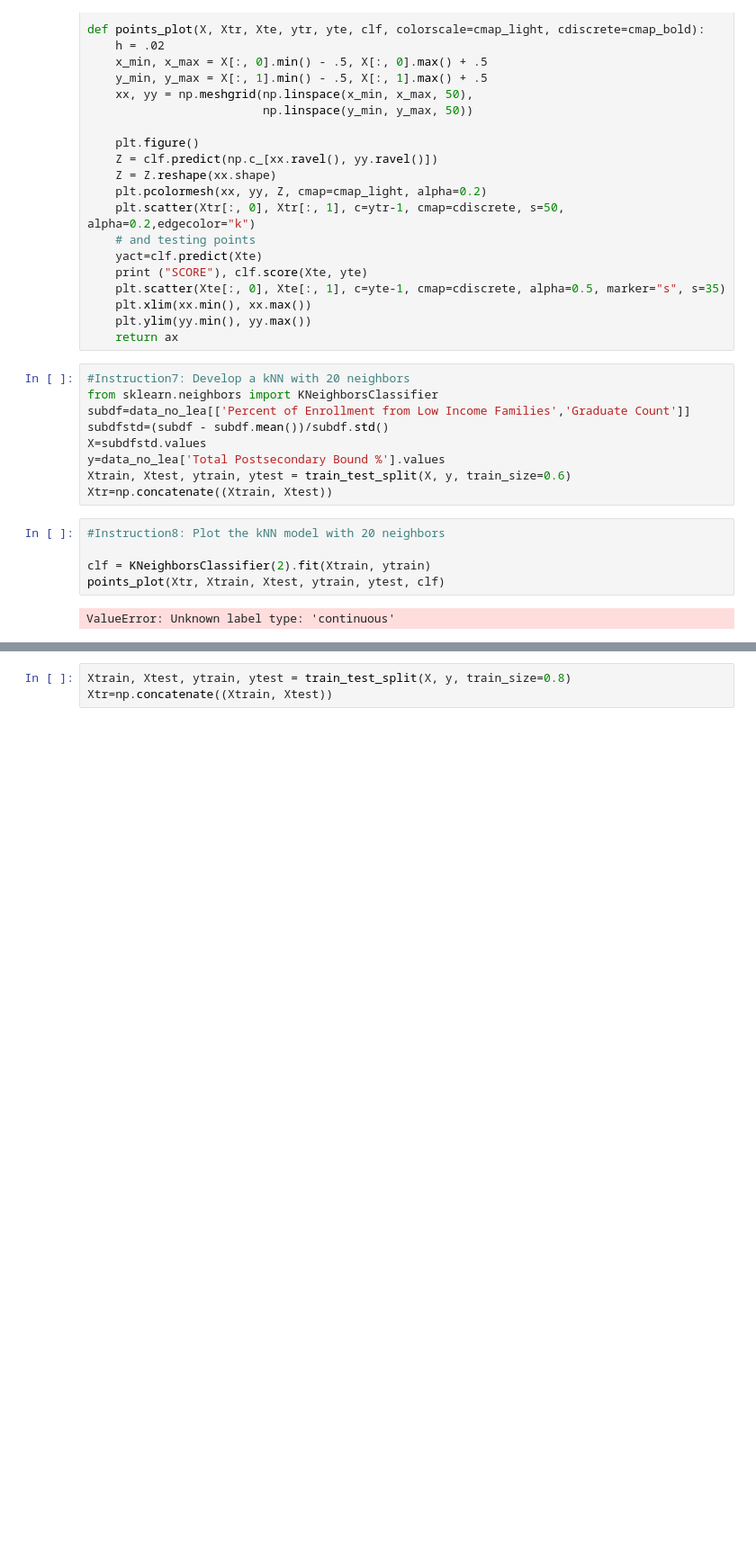
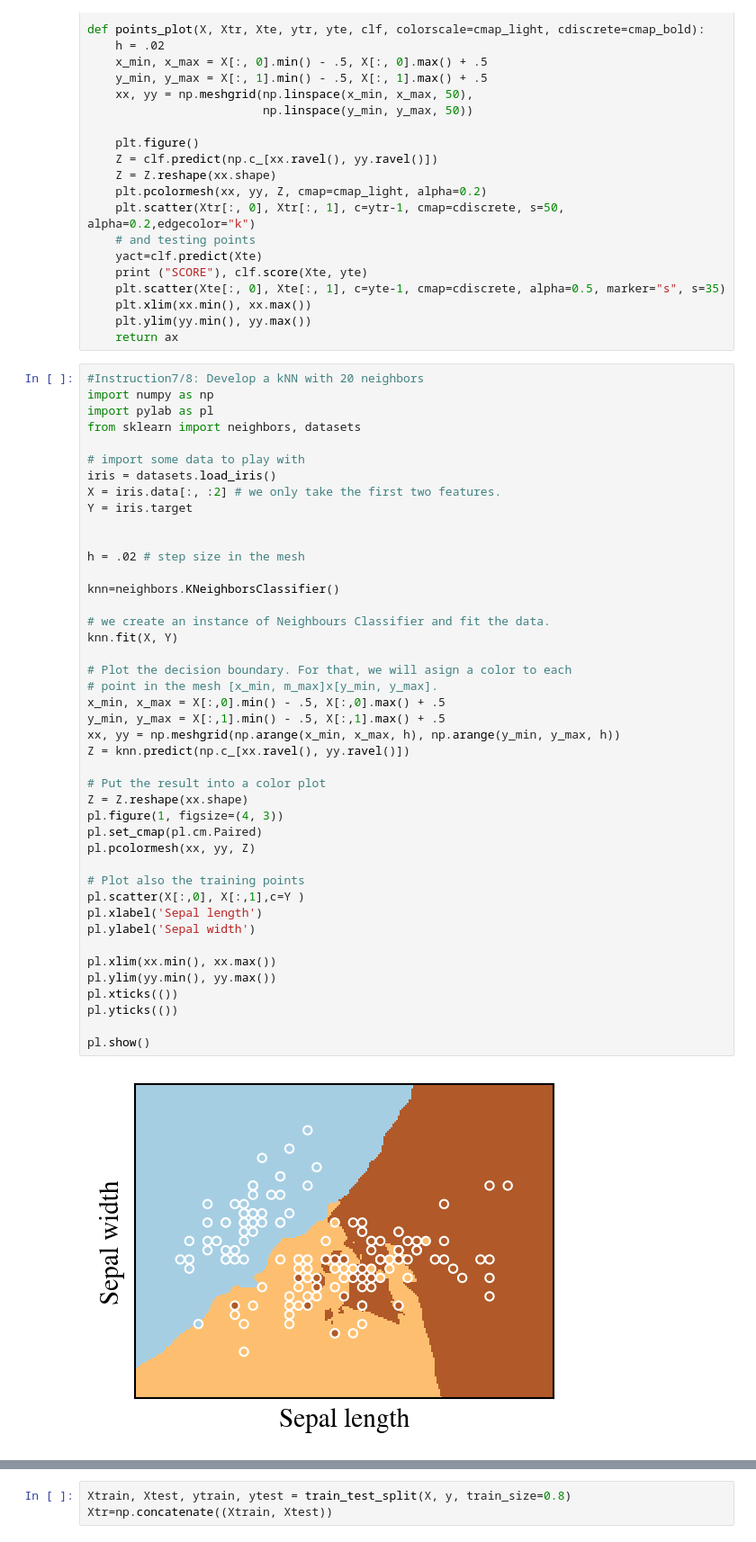
Before and after one commit to agerner19/agerner19.github.io, a Jupyter notebook: Assignments/HW2.ipynb, the cells around one changed output, grey strips where cells are left out. Shown: that part at 90% size. Saved outputs shown, nothing was run; the diff lists cells and outputs as text; blank space fills up the shorter version.

```diff
--- a/Assignments/HW2.ipynb
+++ b/Assignments/HW2.ipynb
@@ -629,22 +612,51 @@ def points_plot(X, Xtr, Xte, ytr, yte, clf, colorscale=cmap_light, cdiscrete=cma
     plt.xlim(xx.min(), xx.max())
     plt.ylim(yy.min(), yy.max())
     return ax
-# %%
-#Instruction7: Develop a kNN with 20 neighbors
-from sklearn.neighbors import KNeighborsClassifier
-subdf=data_no_lea[['Percent of Enrollment from Low Income Families','Graduate Count']]
-subdfstd=(subdf - subdf.mean())/subdf.std()
-X=subdfstd.values
-y=data_no_lea['Total Postsecondary Bound %'].values
-Xtrain, Xtest, ytrain, ytest = train_test_split(X, y, train_size=0.6)
-Xtr=np.concatenate((Xtrain, Xtest))
-# %%
-#Instruction8: Plot the kNN model with 20 neighbors
-
-clf = KNeighborsClassifier(2).fit(Xtrain, ytrain)
-points_plot(Xtr, Xtrain, Xtest, ytrain, ytest, clf)
-# %% [output]
-ValueError: Unknown label type: 'continuous'
+# %%
+#Instruction7/8: Develop a kNN with 20 neighbors
+import numpy as np
+import pylab as pl
+from sklearn import neighbors, datasets
+
+# import some data to play with
+iris = datasets.load_iris()
+X = iris.data[:, :2] # we only take the first two features.
+Y = iris.target
+
+
+h = .02 # step size in the mesh
+
+knn=neighbors.KNeighborsClassifier()
+
+# we create an instance of Neighbours Classifier and fit the data.
+knn.fit(X, Y)
+
+# Plot the decision boundary. For that, we will asign a color to each
+# point in the mesh [x_min, m_max]x[y_min, y_max].
+x_min, x_max = X[:,0].min() - .5, X[:,0].max() + .5
+y_min, y_max = X[:,1].min() - .5, X[:,1].max() + .5
+xx, yy = np.meshgrid(np.arange(x_min, x_max, h), np.arange(y_min, y_max, h))
+Z = knn.predict(np.c_[xx.ravel(), yy.ravel()])
+
+# Put the result into a color plot
+Z = Z.reshape(xx.shape)
+pl.figure(1, figsize=(4, 3))
+pl.set_cmap(pl.cm.Paired)
+pl.pcolormesh(xx, yy, Z)
+
+# Plot also the training points
+pl.scatter(X[:,0], X[:,1],c=Y )
+pl.xlabel('Sepal length')
+pl.ylabel('Sepal width')
+
+pl.xlim(xx.min(), xx.max())
+pl.ylim(yy.min(), yy.max())
+pl.xticks(())
+pl.yticks(())
+
+pl.show()
+# %% [output]
+[figure, added]
 # %%
 ##Instruction9: Plot the kNN model with 1 neighbors
 
```
Also changed, not shown: parts of 20 cells of this notebook.
